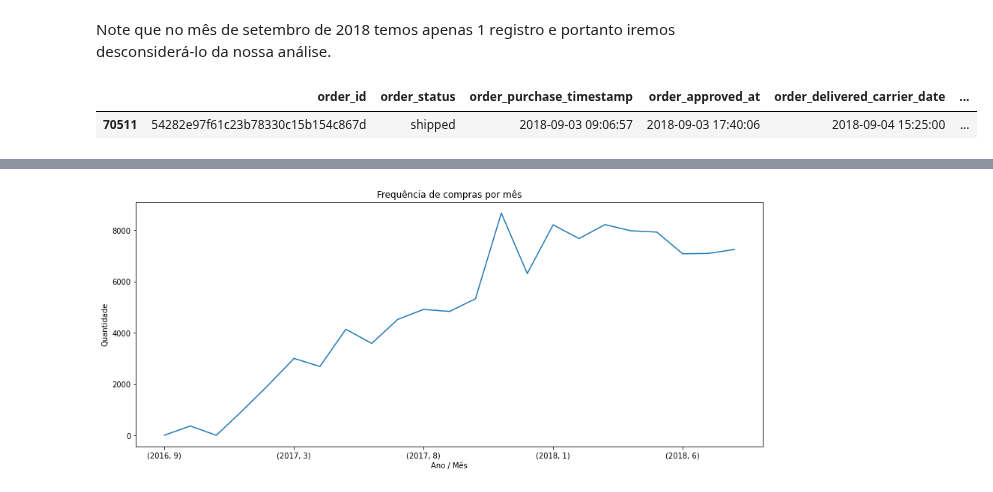
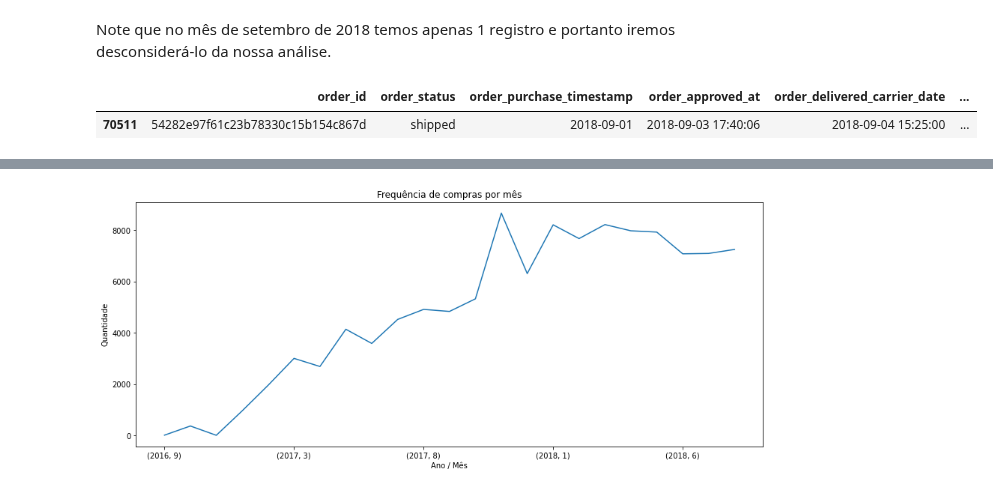
Before and after one commit to smalvar/olist-e-commerce, a Jupyter notebook: time_series_analysis.ipynb, the cells around one changed output, grey strips where cells are left out. Drawn from its saved outputs; the diff is of its cells as text; code cells hidden in the pictures.

Commit message:
Edit "order_purchase_timestamp" to get only date

```diff
--- a/time_series_analysis.ipynb
+++ b/time_series_analysis.ipynb
@@ -77,2 +79,8 @@ df['shipping_limit_date'] = pd.to_datetime(df['shipping_limit_date'])
+# %%
+# Pegando apenas a data da coluna "order_purchase_timestamp"
+df['order_purchase_timestamp'] = df['order_purchase_timestamp'].apply(lambda x: x.date())
+
+# Editando a coluna "order_purchase_timestamp" para agrupar por ano e mês
+df['order_purchase_timestamp'] = df['order_purchase_timestamp'].apply(lambda x: datetime(x.year, x.month, 1))
 # %%
 # Confirmando os tipos de dados
@@ -134,10 +141,10 @@ Name: order_id, dtype: int64
 # %% [markdown]
 Note que no mês de setembro de 2018 temos apenas 1 registro e portanto iremos desconsiderá-lo da nossa análise.
 # %%
-df.query('order_purchase_timestamp == "2018-09-03 09:06:57"')
+df.query('order_purchase_timestamp == "2018-09-01"')
 # %% [output]
 |  | order_id | order_status | order_purchase_timestamp | order_approved_at | order_delivered_carrier_date | ... |
-| 70511 | 54282e97f61c23b78330c15b154c867d | shipped | 2018-09-03 09:06:57 | 2018-09-03 17:40:06 | 2018-09-04 15:25:00 | ... |
+| 70511 | 54282e97f61c23b78330c15b154c867d | shipped | 2018-09-01 | 2018-09-03 17:40:06 | 2018-09-04 15:25:00 | ... |
 # %%
 df.drop(index=70511, inplace=True)
 # %%
```
Also changed, not shown: parts of 8 cells of this notebook.
